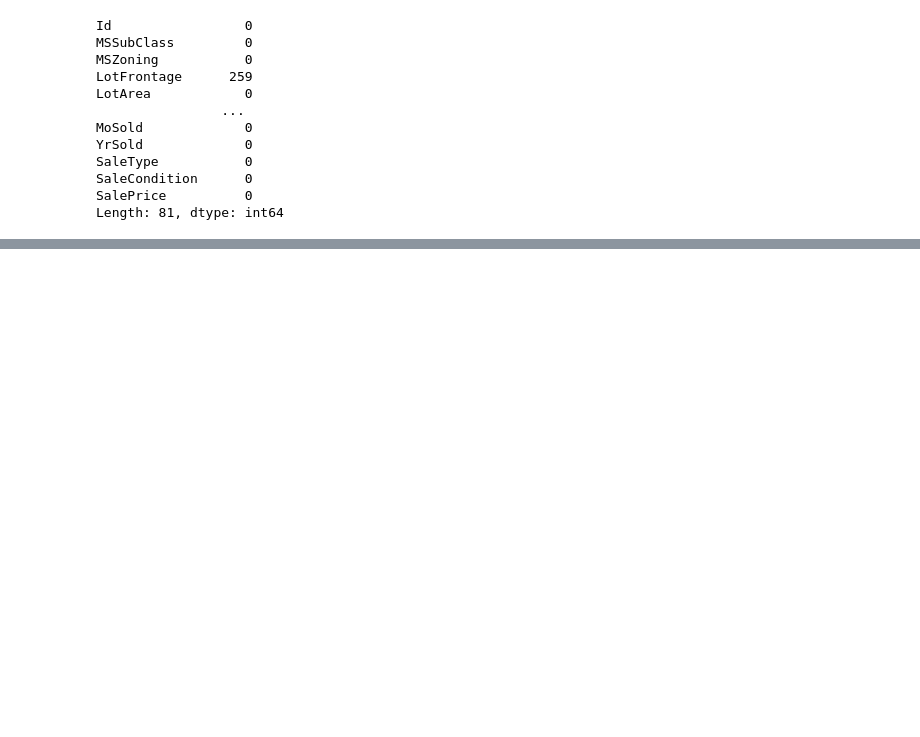
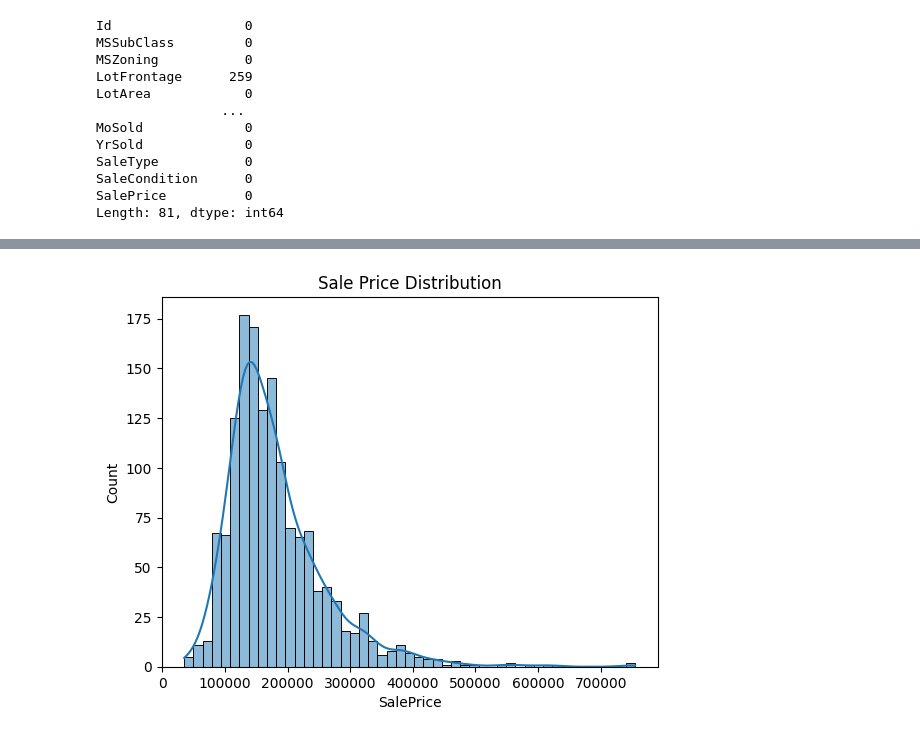
Before and after one commit to kamijoseph/Advanced-House-Prediction, a Jupyter notebook: notebooks/main.ipynb, the cells around one changed output, grey strips where cells are left out. Cells and saved outputs as stored; diff of their text form; code cells hidden in the pictures; blank space fills up the shorter version.

Commit message:
Exploratory Data Analysis

```diff
--- a/notebooks/main.ipynb
+++ b/notebooks/main.ipynb
@@ -42,0 +87,7 @@ Length: 81, dtype: int64
+# %%
+# sale price
+sns.histplot(data["SalePrice"], kde=True)
+plt.title("Sale Price Distribution")
+plt.show()
+# %% [output]
+[figure, added]
```
Also changed, not shown: parts of 15 cells of this notebook.
